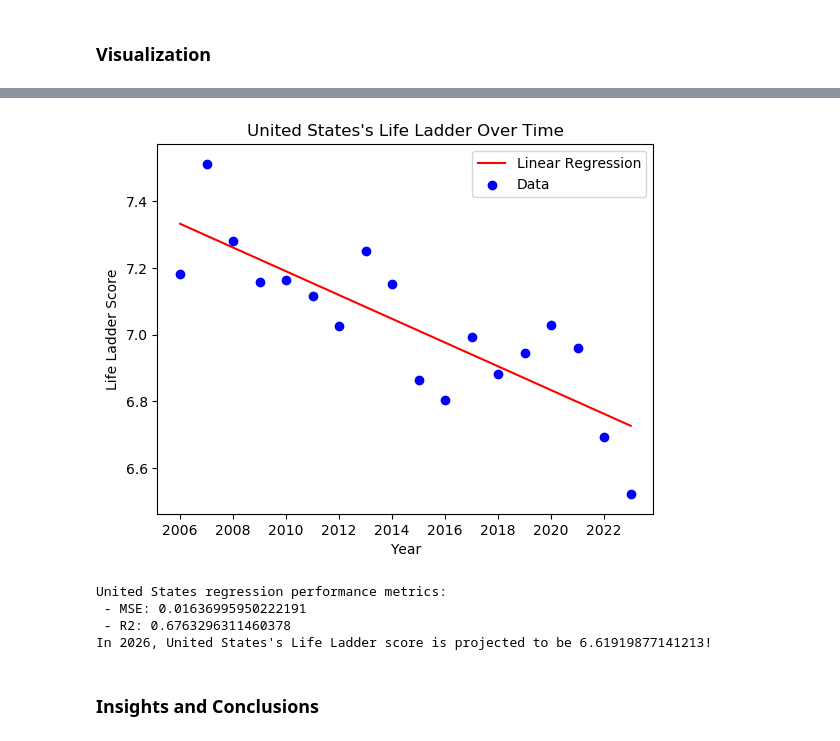
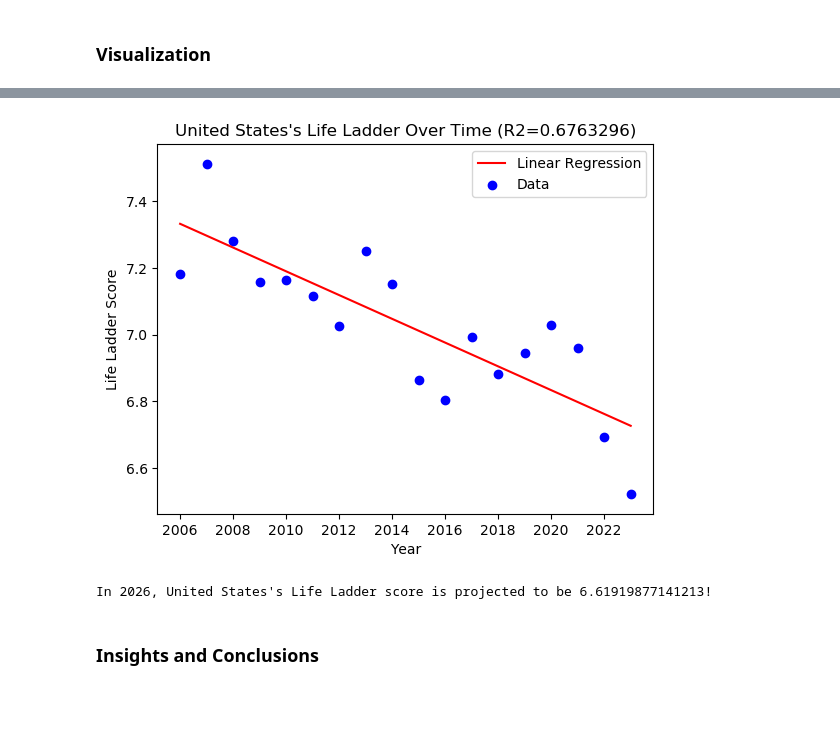
Before and after one commit to matveylplusplus/cmsc320proj, a Jupyter notebook: pnb.ipynb, the cells around one changed output, grey strips where cells are left out. Saved outputs shown, nothing was run; the diff lists cells and outputs as text; code cells hidden in the pictures; blank space fills up the shorter version.

```diff
--- a/pnb.ipynb
+++ b/pnb.ipynb
@@ -85,7 +111,7 @@ class HapModel:
         axes.scatter(self.X, self.y, color='blue', label='Data')
         axes.plot(self.X, self.y_pred, color='red', label='Linear Regression')
         axes.xaxis.set_major_locator(MaxNLocator(integer=True))
-        axes.set_title(f'{self.name}\'s Life Ladder Over Time')
+        axes.set_title(f'{self.name}\'s Life Ladder Over Time (R2={"{:.7f}".format(self.r2)})')
         axes.set_ylabel('Life Ladder Score')
         axes.set_xlabel('Year')
         axes.legend()
@@ -93,11 +119,10 @@ class HapModel:
     def report(self):
         fig, axes = plt.subplots()
         self.transform_axes(axes)
-
         plt.show()
-        print(f'{self.name} regression performance metrics:')
-        print(f' - MSE: {self.mse}')
-        print(f' - R2: {self.r2}')
 
     def predict_happiness(self, year):
-        print(f'In {year}, {self.name}\'s Life Ladder score is projected to be {self.model.predict([[year]]).clip(min=0)[0][0]}!')
+        return self.model.predict([[year]]).clip(min=0)[0][0]
+
+    def display_happy_pred(self, year):
+        print(f'In {year}, {self.name}\'s Life Ladder score is projected to be {self.predict_happiness(year)}!')
@@ -194,12 +279,9 @@ ploteroo(3, tpt[tpt['Data Points Used'] >= 5].sort_values(by=['R2 of Regression'
 # %%
 h1 = HapModel('United States')
 h1.report()
-h1.predict_happiness(2026)
+h1.display_happy_pred(2026)
 # %% [output]
-[figure, old version]
+[figure, new version]
-United States regression performance metrics:
- - MSE: 0.01636995950222191
- - R2: 0.6763296311460378
 In 2026, United States's Life Ladder score is projected to be 6.61919877141213!
 # %% [markdown]
 ### Insights and Conclusions
```
Also changed, not shown: parts of 22 cells of this notebook, 1 other file.
